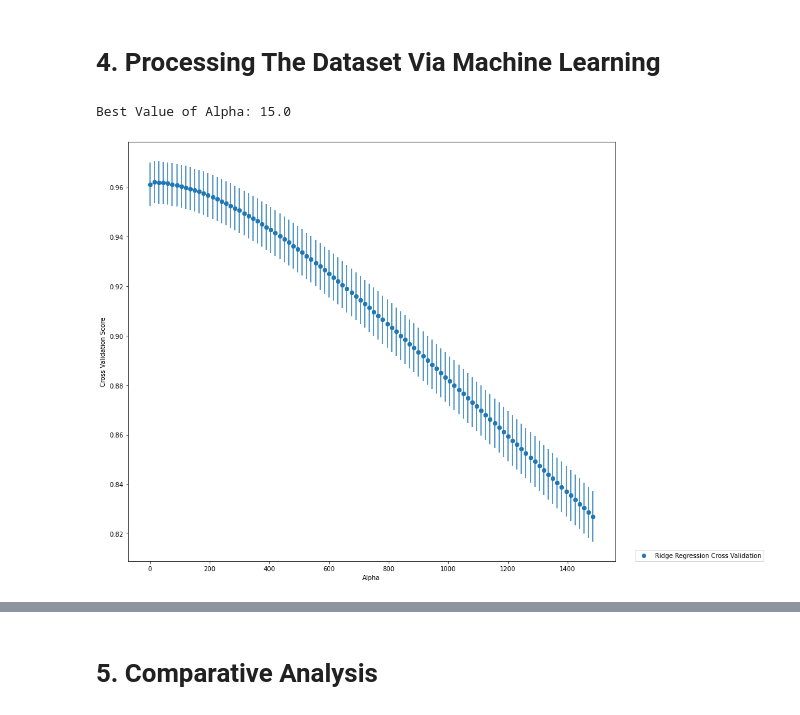
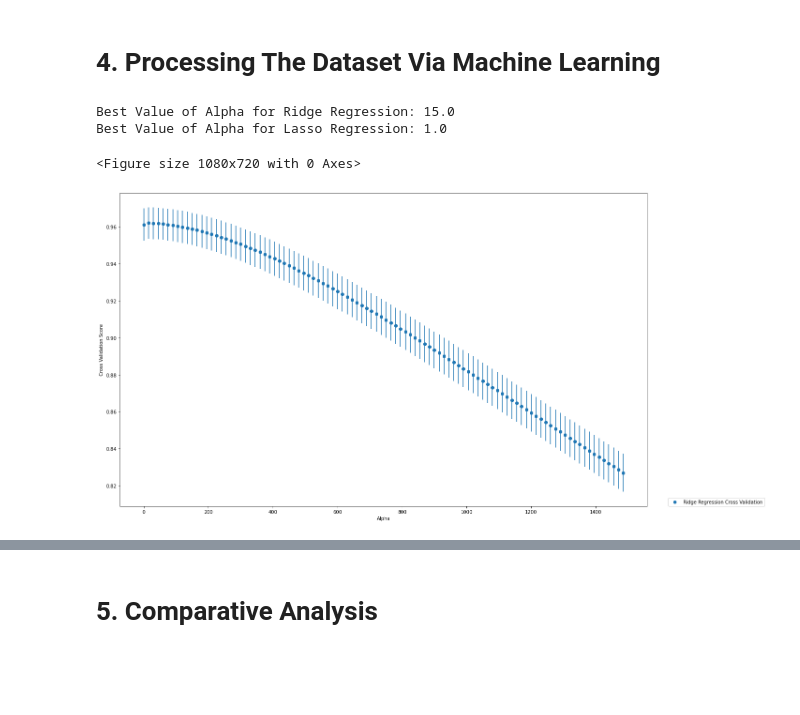
Before and after one commit to Ravi-Raghavan/ECE_443_Term_Project, a Jupyter notebook: NetflixStockPrices.ipynb, the cells around one changed output, grey strips where cells are left out. Drawn from its saved outputs; the diff is of its cells as text; code cells hidden in the pictures; blank space fills up the shorter version.

Commit message:
Generated Regression Cross Validation Graphs

```diff
--- a/NetflixStockPrices.ipynb
+++ b/NetflixStockPrices.ipynb
@@ -223,26 +223,38 @@ Why was PCA used on the data matrix?
 In order to determine whether PCA was needed on my data matrix, I calculated the SVD of my data matrix X. As we learned during our studies of PCA, the singular values of X are the square root of the eigenvalues of X^T X. Hence, we can analyze the singular values of X to determine what percentage of the total energy is captured by the top K eigenvalues of X^TX. As shown by graph, the top 2 eigenvalues capture roughly 99 percent of the total energy in the dataset. Hence, we can take the data from the original 5 dimensional space and map it to a 2 dimensional subspace within this 5 dimensional space. Since we will be capturing roughly 99 percent of the total energy in the dataset, the projected data samples will still retain the original variation from the dataset that was present in 5 dimensions. Hence, this is why I conducted PCA with the number of components being 2
 # %% [markdown]
 # **4. Processing The Dataset Via Machine Learning**
+# %%
+plt.figure(figsize=(15, 10))
+
+alphas = np.linspace(0, 1500, 100, endpoint = False)
+
+cross_validation_scores_model1 = [cross_val_score(Ridge(alpha), X_train, Y_train) for alpha in alphas]
+mean_scores_model1 = [scores.mean() for scores in cross_validation_scores_model1]
+std_scores_model1 = [scores.std() for scores in cross_validation_scores_model1]
+best_alpha_model1 = alphas[np.argmax(mean_scores_model1)]
+
+print(f"Best Value of Alpha for Ridge Regression: {best_alpha_model1}")
+
+alphas = np.linspace(1, 101, 100, endpoint = False)
+cross_validation_scores_model2 = [cross_val_score(Lasso(alpha), X_train, Y_train) for alpha in alphas]
+mean_scores_model2 = [scores.mean() for scores in cross_validation_scores_model2]
+std_scores_model2 = [scores.std() for scores in cross_validation_scores_model2]
+best_alpha_model2 = alphas[np.argmax(mean_scores_model2)]
+
+print(f"Best Value of Alpha for Lasso Regression: {best_alpha_model2}")
+# %% [output]
+Best Value of Alpha for Ridge Regression: 15.0
+Best Value of Alpha for Lasso Regression: 1.0
+<Figure size 1080x720 with 0 Axes>
 # %%
-plt.figure(figsize=(15, 10))
-
 alphas = np.linspace(0, 1500, 100, endpoint = False)
-
-mean_scores = [cross_val_score(Ridge(alpha), X_train, Y_train).mean() for alpha in alphas]
-std_scores = [cross_val_score(Ridge(alpha), X_train, Y_train).std() for alpha in alphas]
-best_alpha = alphas[np.argmax(mean_scores)]
-
-print(f"Best Value of Alpha: {best_alpha}")
-
-
-plt.scatter(alphas, mean_scores, label= "Ridge Regression Cross Validation")
-plt.errorbar(alphas, mean_scores, std_scores, fmt = "o")
+plt.scatter(alphas, mean_scores_model1, label= "Ridge Regression Cross Validation")
+plt.errorbar(alphas, mean_scores_model1, std_scores_model1, fmt = "o")
 plt.legend(loc = (1.04, 0))
 plt.xlabel('Alpha')
 plt.ylabel('Cross Validation Score')
 plt.tight_layout()
 plt.show()
-model1 = Ridge(best_alpha).fit(X_train, Y_train) #fit a Linear Regression model to the data
+model1 = Ridge(best_alpha_model1).fit(X_train, Y_train) #fit a Linear Regression(i.e. Ridge Regression) model to the data
 # %% [output]
-Best Value of Alpha: 15.0
-[figure, old version]
+[figure, new version]
```
Also changed, not shown: parts of 4 cells of this notebook.
